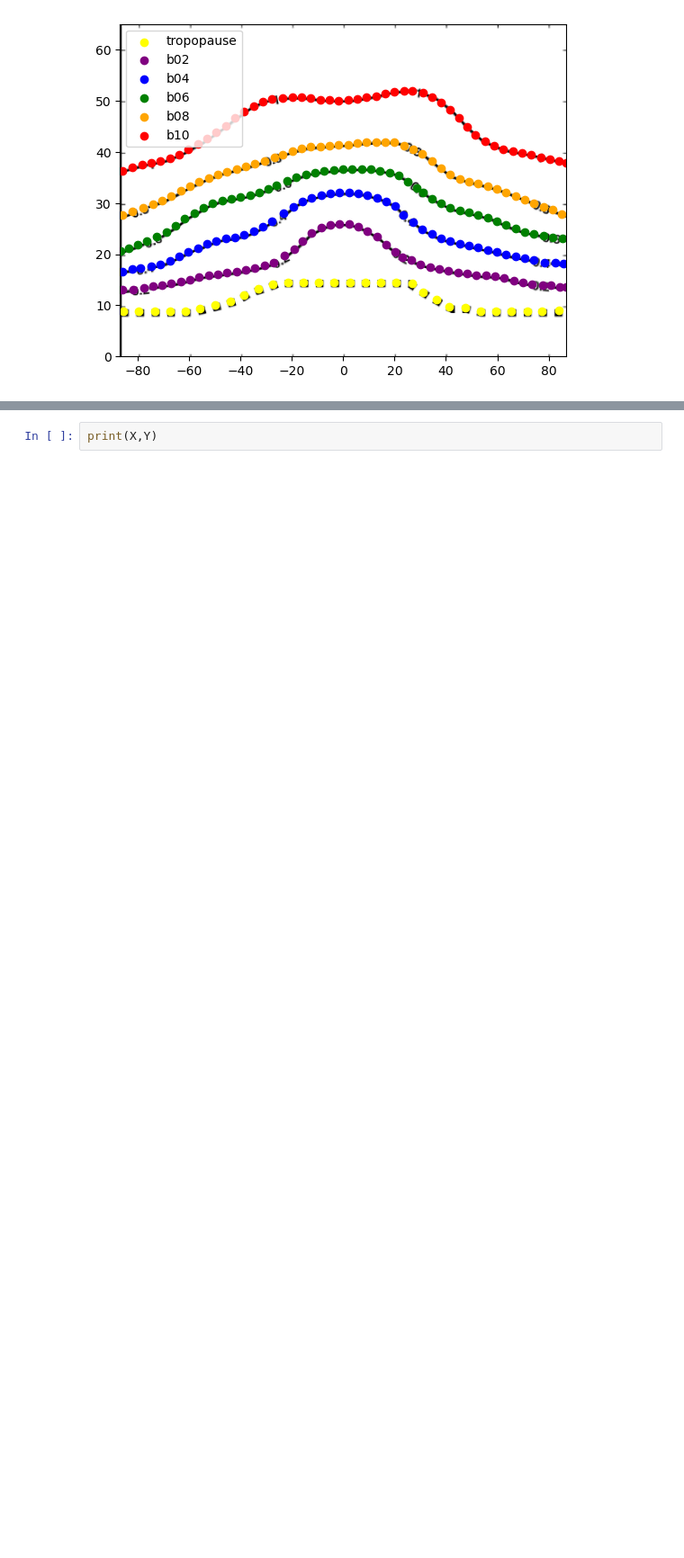
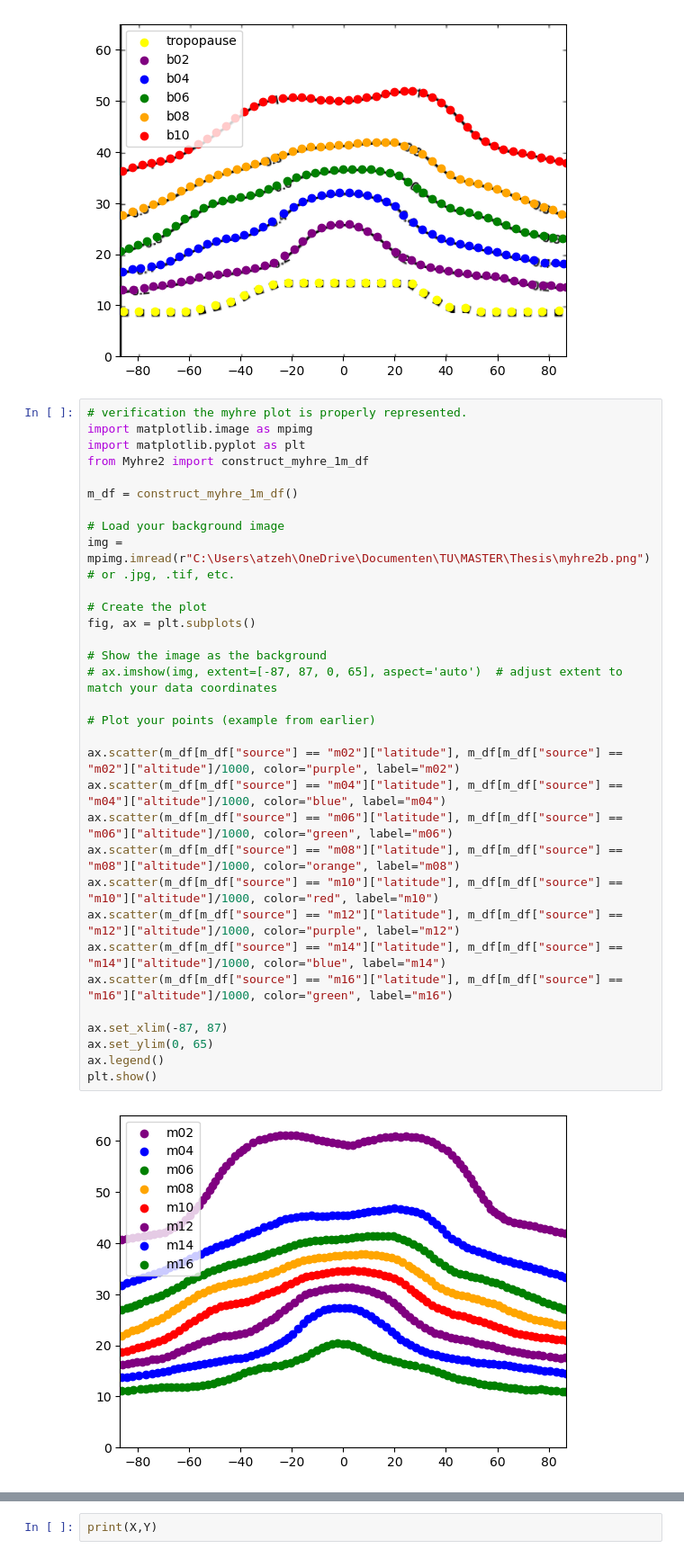
Before and after one commit to atzeharmsen/sandbox2, a Jupyter notebook: data_collection.ipynb, the cells around one changed output, grey strips where cells are left out. Shown at 90% size. Drawn from its saved outputs; the diff is of its cells as text; blank space fills up the shorter version.

```diff
--- a/data_collection.ipynb
+++ b/data_collection.ipynb
@@ -682,3 +682,37 @@ ax.legend()
 plt.show()
 # %% [output]
 [figure]
+# %%
+# verification the myhre plot is properly represented.
+import matplotlib.image as mpimg
+import matplotlib.pyplot as plt
+from Myhre2 import construct_myhre_1m_df
+
+m_df = construct_myhre_1m_df()
+
+# Load your background image
+img = mpimg.imread(r"C:\Users\atzeh\OneDrive\Documenten\TU\MASTER\Thesis\myhre2b.png")  # or .jpg, .tif, etc.
+
+# Create the plot
+fig, ax = plt.subplots()
+
+# Show the image as the background
+# ax.imshow(img, extent=[-87, 87, 0, 65], aspect='auto')  # adjust extent to match your data coordinates
+
+# Plot your points (example from earlier)
+
+ax.scatter(m_df[m_df["source"] == "m02"]["latitude"], m_df[m_df["source"] == "m02"]["altitude"]/1000, color="purple", label="m02")
+ax.scatter(m_df[m_df["source"] == "m04"]["latitude"], m_df[m_df["source"] == "m04"]["altitude"]/1000, color="blue", label="m04")
+ax.scatter(m_df[m_df["source"] == "m06"]["latitude"], m_df[m_df["source"] == "m06"]["altitude"]/1000, color="green", label="m06")
+ax.scatter(m_df[m_df["source"] == "m08"]["latitude"], m_df[m_df["source"] == "m08"]["altitude"]/1000, color="orange", label="m08")
+ax.scatter(m_df[m_df["source"] == "m10"]["latitude"], m_df[m_df["source"] == "m10"]["altitude"]/1000, color="red", label="m10")
+ax.scatter(m_df[m_df["source"] == "m12"]["latitude"], m_df[m_df["source"] == "m12"]["altitude"]/1000, color="purple", label="m12")
+ax.scatter(m_df[m_df["source"] == "m14"]["latitude"], m_df[m_df["source"] == "m14"]["altitude"]/1000, color="blue", label="m14")
+ax.scatter(m_df[m_df["source"] == "m16"]["latitude"], m_df[m_df["source"] == "m16"]["altitude"]/1000, color="green", label="m16")
+
+ax.set_xlim(-87, 87)
+ax.set_ylim(0, 65)
+ax.legend()
+plt.show()
+# %% [output]
+[figure, added]
```
Also changed, not shown: parts of 19 cells of this notebook, 8 other files.
